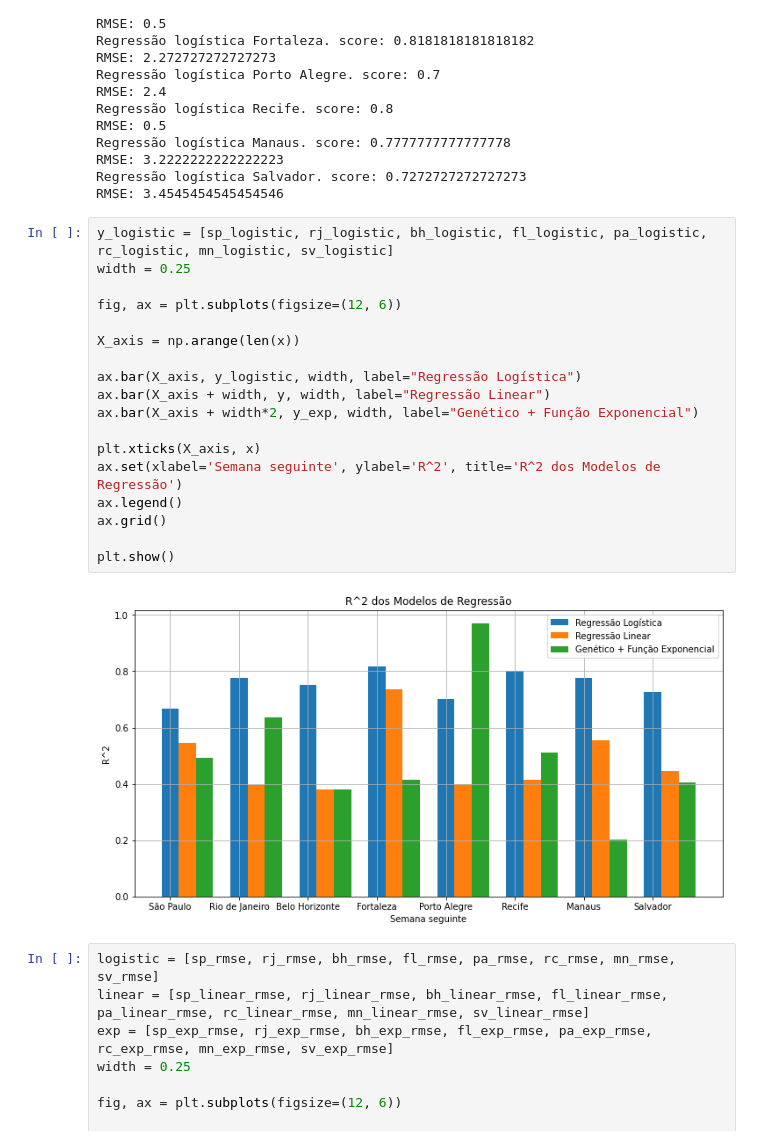
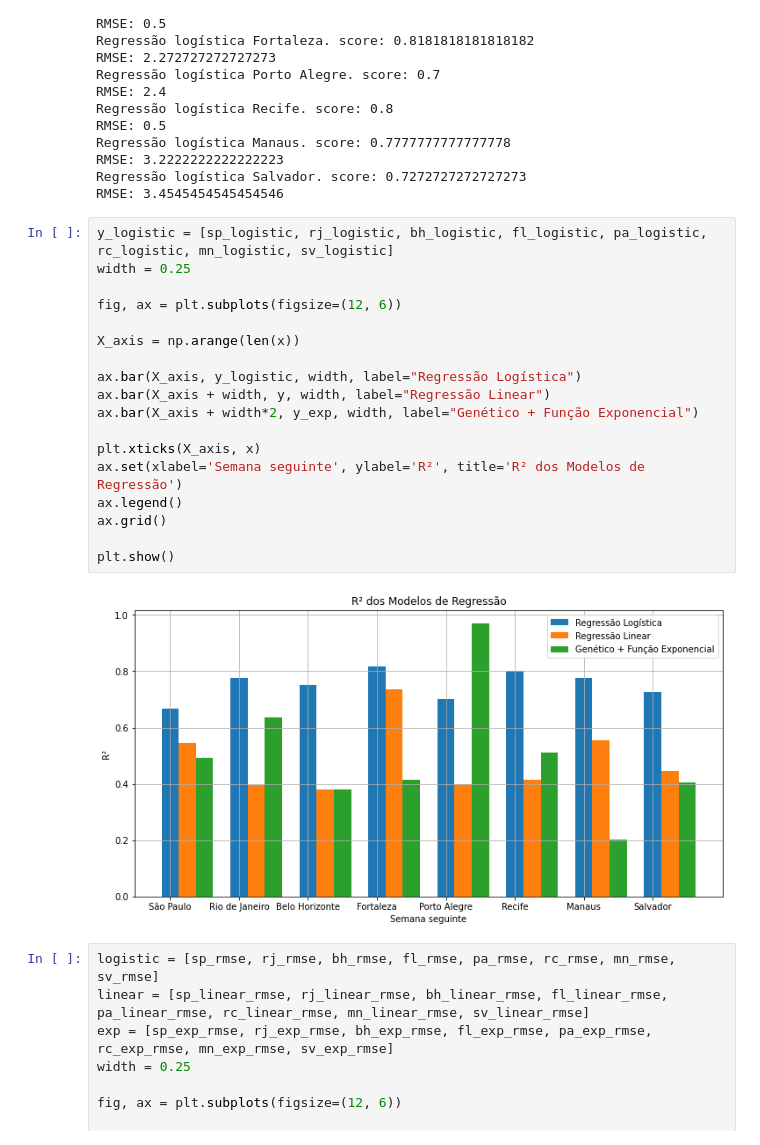
Before and after one commit to brunomarram/tcc-ufv, a Jupyter notebook: src/analysis/models/models.ipynb, the cells around one changed output. Cells and saved outputs as stored; diff of their text form.

```diff
--- a/src/analysis/models/models.ipynb
+++ b/src/analysis/models/models.ipynb
@@ -300,23 +300,23 @@ RMSE: 3.4545454545454546
 # %%
 y_logistic = [sp_logistic, rj_logistic, bh_logistic, fl_logistic, pa_logistic, rc_logistic, mn_logistic, sv_logistic]
 width = 0.25
 
 fig, ax = plt.subplots(figsize=(12, 6))
 
 X_axis = np.arange(len(x))
 
 ax.bar(X_axis, y_logistic, width, label="Regressão Logística")
 ax.bar(X_axis + width, y, width, label="Regressão Linear")
 ax.bar(X_axis + width*2, y_exp, width, label="Genético + Função Exponencial")
 
 plt.xticks(X_axis, x)
-ax.set(xlabel='Semana seguinte', ylabel='R^2', title='R^2 dos Modelos de Regressão')
+ax.set(xlabel='Semana seguinte', ylabel='R²', title='R² dos Modelos de Regressão')
 ax.legend()
 ax.grid()
 
 plt.show()
 # %% [output]
-[figure, old version]
+[figure, new version]
 # %%
 logistic = [sp_rmse, rj_rmse, bh_rmse, fl_rmse, pa_rmse, rc_rmse, mn_rmse, sv_rmse]
 linear = [sp_linear_rmse, rj_linear_rmse, bh_linear_rmse, fl_linear_rmse, pa_linear_rmse, rc_linear_rmse, mn_linear_rmse, sv_linear_rmse]
```
